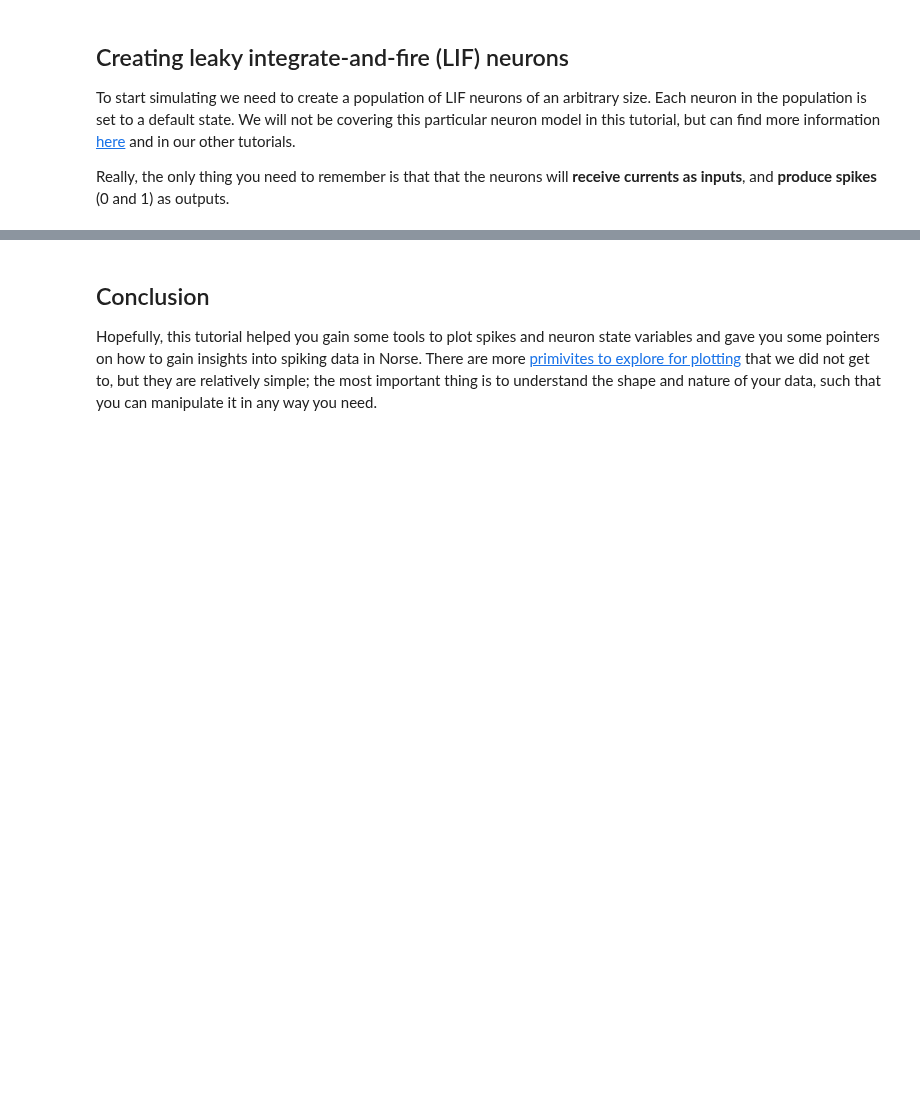
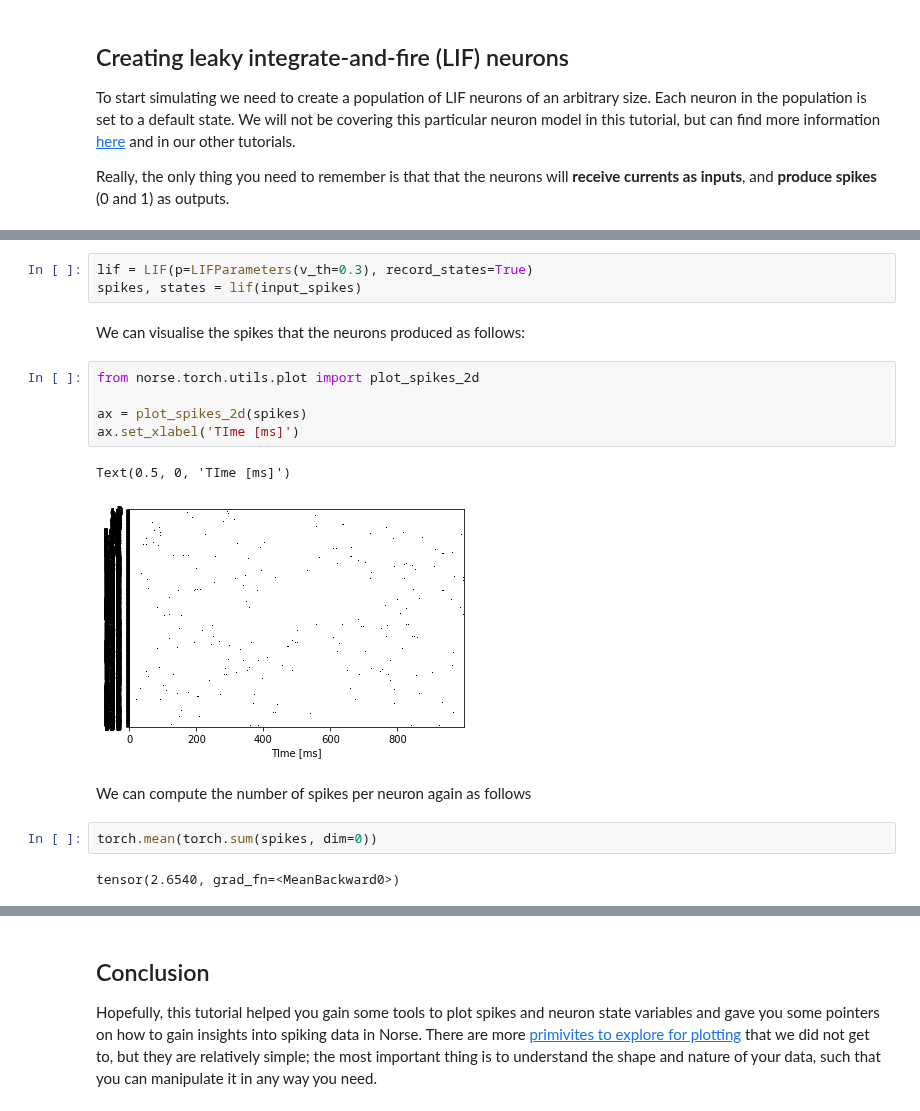
Before and after one commit to norse/notebooks, a Jupyter notebook: intro_plotting.ipynb, the cells around one changed output, grey strips where cells are left out. Saved outputs shown, nothing was run; the diff lists cells and outputs as text; blank space fills up the shorter version.

```diff
--- a/intro_plotting.ipynb
+++ b/intro_plotting.ipynb
@@ -157,0 +111,19 @@ Neuron 8, however is rapidly firing throughout.
+# %%
+lif = LIF(p=LIFParameters(v_th=0.3), record_states=True)
+spikes, states = lif(input_spikes)
+# %% [markdown]
+We can visualise the spikes that the neurons produced as follows:
+# %%
+from norse.torch.utils.plot import plot_spikes_2d
+
+ax = plot_spikes_2d(spikes)
+ax.set_xlabel('TIme [ms]')
+# %% [output]
+Text(0.5, 0, 'TIme [ms]')
+[figure, added]
+# %% [markdown]
+We can compute the number of spikes per neuron again as follows
+# %%
+torch.mean(torch.sum(spikes, dim=0))
+# %% [output]
+tensor(2.6540, grad_fn=<MeanBackward0>)
```
Also changed, not shown: parts of 44 cells of this notebook.
